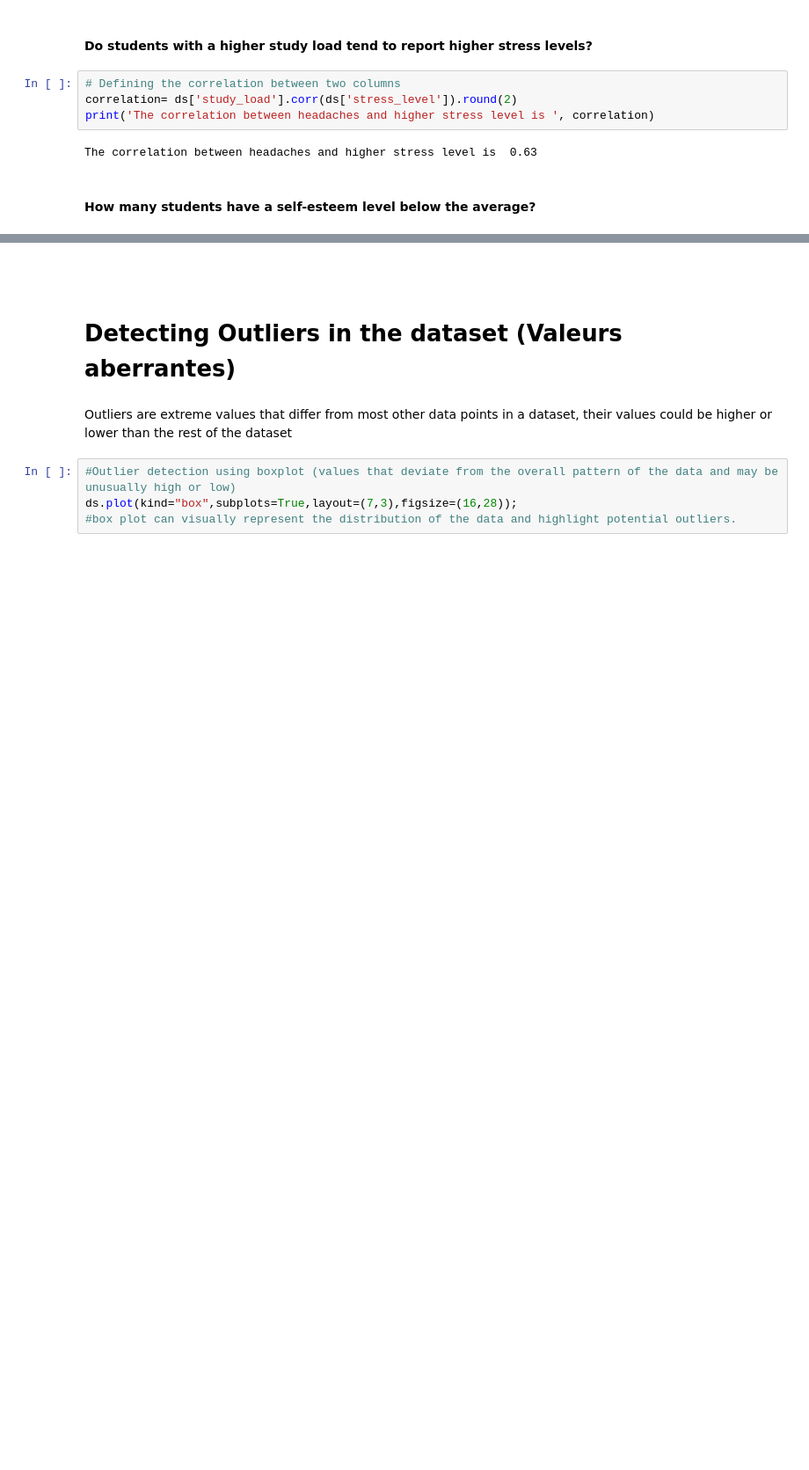
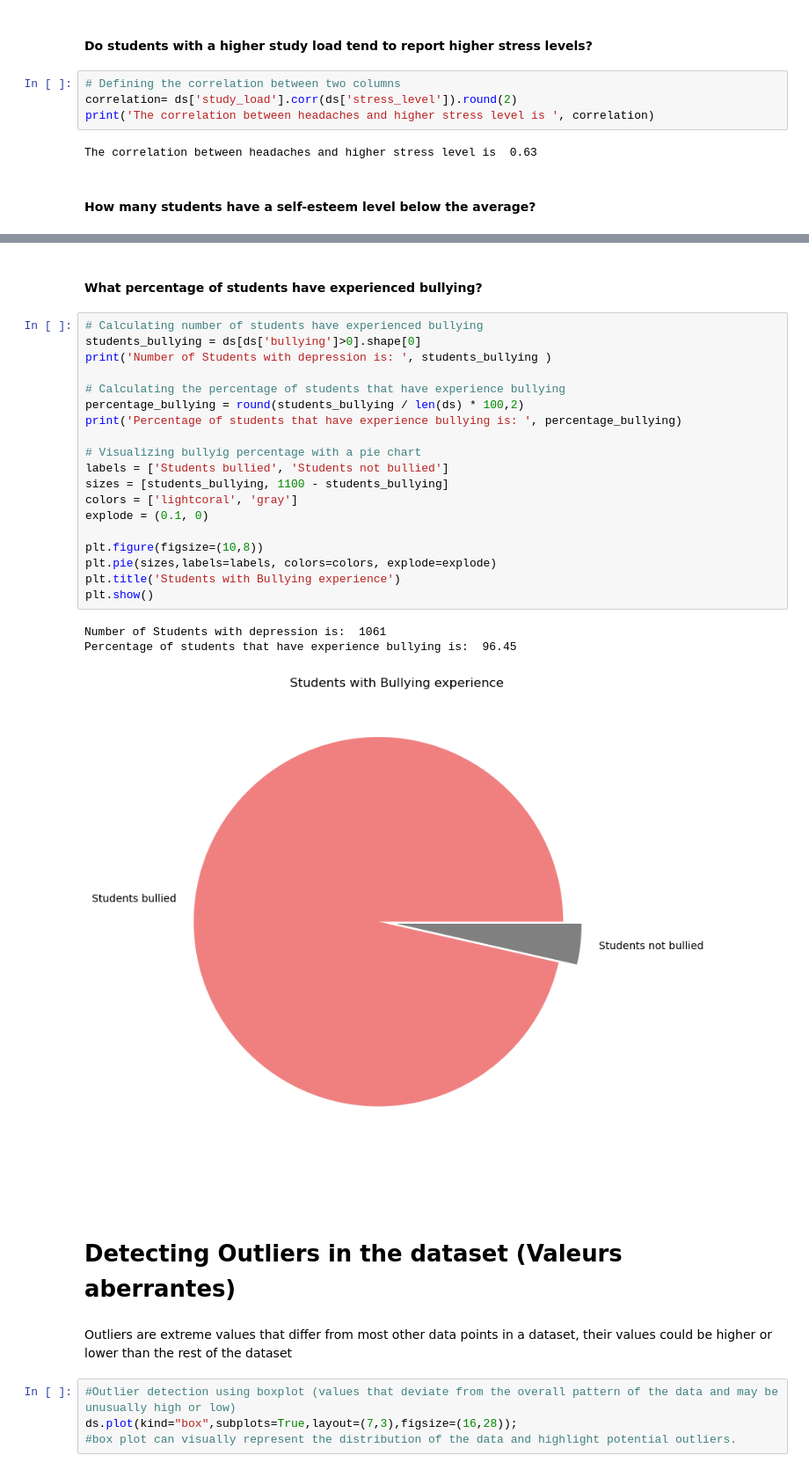
Before and after one commit to Yosri-Jemai/Student-Stress-Factors, a Jupyter notebook: Student Stress Analysis.ipynb, the cells around one changed output, grey strips where cells are left out. Shown: that part at 88% size. Cells and saved outputs as stored; diff of their text form; blank space fills up the shorter version.

```diff
--- a/Student Stress Analysis.ipynb
+++ b/Student Stress Analysis.ipynb
@@ -233,3 +255,28 @@ Number of students that have less than the average level of self-steem is:  507
+# %% [markdown]
+#### What percentage of students have experienced bullying?
+# %%
+# Calculating number of students have experienced bullying
+students_bullying = ds[ds['bullying']>0].shape[0]
+print('Number of Students with depression is: ', students_bullying )
+
+# Calculating the percentage of students that have experience bullying
+percentage_bullying = round(students_bullying / len(ds) * 100,2)
+print('Percentage of students that have experience bullying is: ', percentage_bullying)
+
+# Visualizing bullyig percentage with a pie chart
+labels = ['Students bullied', 'Students not bullied']
+sizes = [students_bullying, 1100 - students_bullying]
+colors = ['lightcoral', 'gray']
+explode = (0.1, 0)
+
+plt.figure(figsize=(10,8))
+plt.pie(sizes,labels=labels, colors=colors, explode=explode)
+plt.title('Students with Bullying experience')
+plt.show()
+# %% [output]
+Number of Students with depression is:  1061
+Percentage of students that have experience bullying is:  96.45
+[figure, added]
 # %% [markdown]
 #
 # %% [markdown]
```
Also changed, not shown: parts of 22 cells of this notebook.
